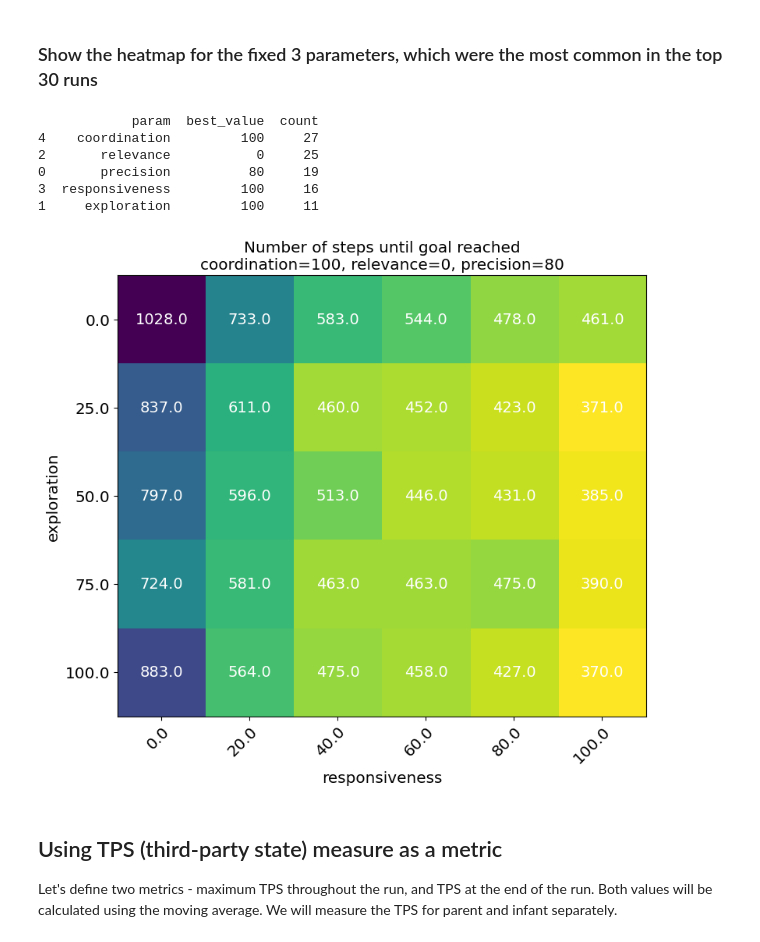
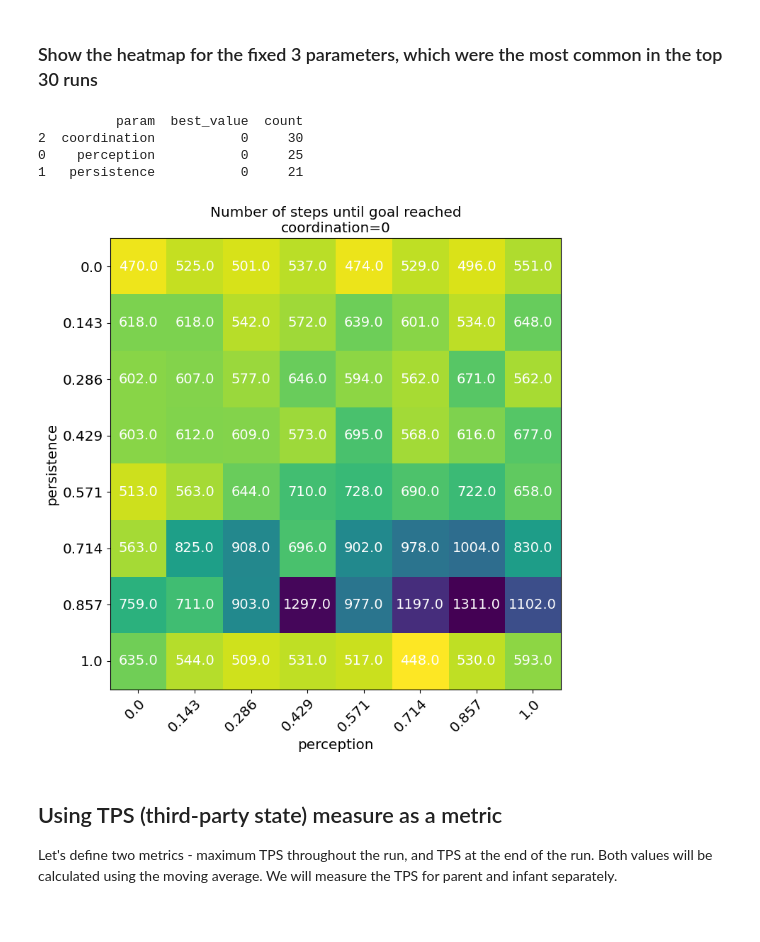
Before and after one commit to roznawsk/infant-abm, a Jupyter notebook: open_results.ipynb, the cells around one changed output. Saved outputs shown, nothing was run; the diff lists cells and outputs as text; code cells hidden in the pictures.

```diff
--- a/open_results.ipynb
+++ b/open_results.ipynb
@@ -25,11 +25,9 @@ pylab.rcParams.update(params)
 # df_notnan = pd.read_hdf('results/run_grid_5_notnan.hdf')
 # df = pd.concat([df_nan, df_notnan])
 
-df = pd.read_hdf("results/run_grid_6.hdf")
+df = pd.read_hdf("results/test_run_temp.hdf")
+df = df.rename(columns={"persistance": "persistence"})
 
-# df = pd.read_hdf('results/run_new_parallel.hdf')
-# df = pd.read_hdf('results/run_prec_exp.hdf')
-
-
+# df = pd.read_hdf("results/test_empty.hdf")
 df
 # %% [output]
@@ -127,16 +123,10 @@ def get_success_step(dists, success_dist):
         return np.NaN
 
 
-success_dist = 40
+success_dist = 10
 
 df["success_steps"] = df.apply(
-    lambda row: get_success_step(row["goal_distance"], 40), axis=1
+    lambda row: get_success_step(row["goal_distance"], success_dist), axis=1
 )
-df.sort_values(by=["success_steps"]).head()
-
-best_goal_df = df
-best_goal_df = best_goal_df[
-    (best_goal_df["responsiveness"] == 100) & (best_goal_df["relevance"] == 0)
-]
-best_goal_df.sort_values(by=["success_steps"]).head(30)
+df.sort_values(by=["success_steps"]).head(16)
 # %% [output]
@@ -213,11 +202,9 @@ def get_heatmap_data_fixed(df, metric, top_runs_no, ascending=True):
     params_data = []
 
     for param in [
-        "precision",
-        "exploration",
-        "relevance",
-        "responsiveness",
-        "coordination",
+        "perception",
+        "persistence",
+        "coordination"
     ]:
         bincount = np.bincount(top_runs[param])
         count = np.max(bincount)
@@ -230,20 +217,20 @@ def get_heatmap_data_fixed(df, metric, top_runs_no, ascending=True):
     ).sort_values("count", ascending=False)
     print(params_df)
     fixed_params = (
-        params_df.head(3).loc[:, ["param", "best_value"]].to_numpy().reshape(6)
+        params_df.head(1).loc[:, ["param", "best_value"]].to_numpy().reshape(2)
     )
     free_params = (
         params_df.tail(2).loc[:, ["param", "best_value"]].to_numpy().reshape(4)
     )
 
-    p1, v1, p2, v2, p3, v3 = fixed_params
+    p1, v1 = fixed_params
     param1, val1, param2, val2 = free_params
 
-    selected_runs = df[(df[p1] == v1) & (df[p2] == v2) & (df[p3] == v3)]
+    selected_runs = df[(df[p1] == v1)]
     selected_runs = selected_runs.sort_values(by=[param1, param2])
 
-    labels1 = selected_runs[param1].unique().round()
-    labels2 = selected_runs[param2].unique().round()
+    labels1 = selected_runs[param1].unique().round(3)
+    labels2 = selected_runs[param2].unique().round(3)
 
     hm_data = selected_runs[metric].to_numpy().reshape(len(labels1), len(labels2)).T
 
@@ -293,20 +280,18 @@ def create_heatmap(heatmap_data, labelsx, labelsy, invert_colors=False, title=""
 # %%
 (
     hm_data,
-    [p1, v1, p2, v2, p3, v3],
+    [p1, v1],
     [param1, param2],
     [labels1, labels2],
 ) = get_heatmap_data_fixed(df, "success_steps", top_runs_no=30)
-title = f"Number of steps until goal reached\n{p1}={v1}, {p2}={v2}, {p3}={v3}"
+title = f"Number of steps until goal reached\n{p1}={v1}"
 create_heatmap(hm_data, labels1, labels2, invert_colors=True, title=title)
 # %% [output]
-            param  best_value  count
-4    coordination         100     27
-2       relevance           0     25
-0       precision          80     19
-3  responsiveness         100     16
-1     exploration         100     11
+          param  best_value  count
+2  coordination           0     30
+0    perception           0     25
+1   persistence           0     21
-[figure, old version]
+[figure, new version]
 # %% [markdown]
 ## Using TPS (third-party state) measure as a metric
 
```
Also changed, not shown: parts of 8 cells of this notebook, 27 other files.
